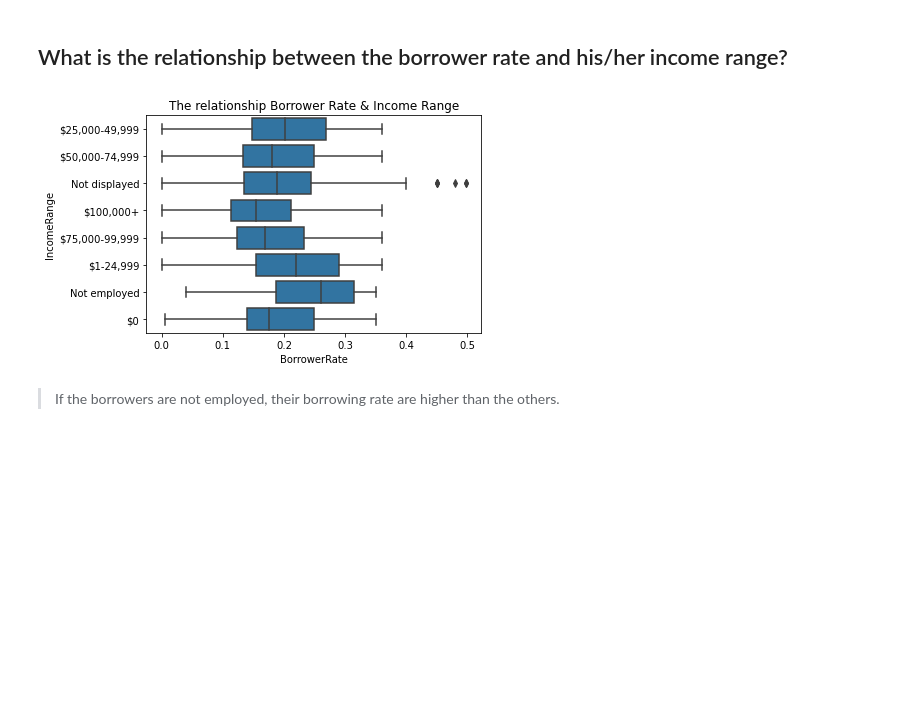
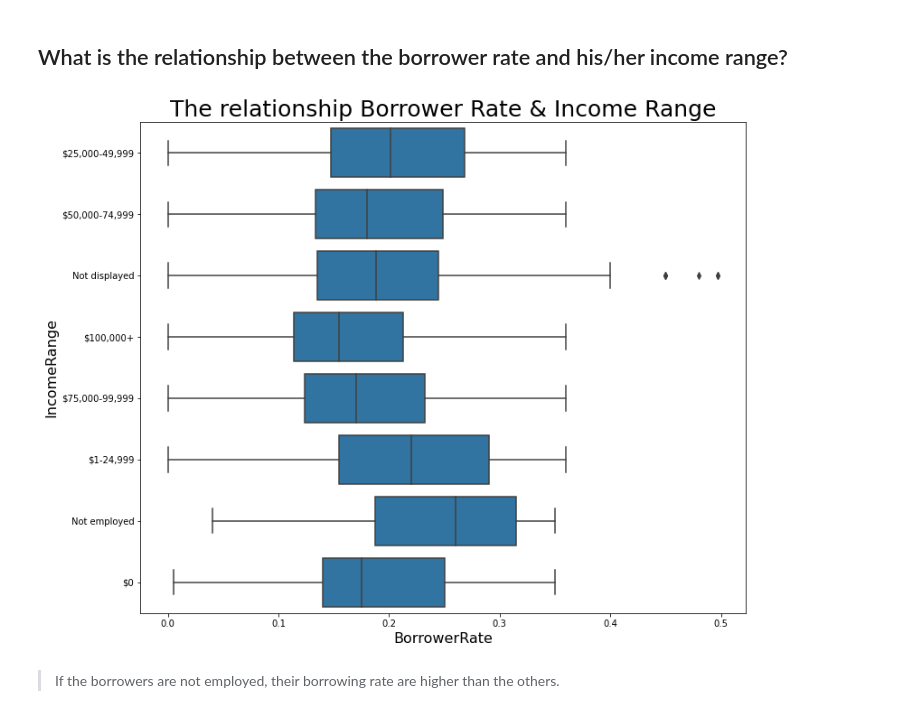
Before and after one commit to merna17798/Project_3_Udacity, a Jupyter notebook: udacity.ipynb, the cells around one changed output. Saved outputs shown, nothing was run; the diff lists cells and outputs as text; code cells hidden in the pictures; blank space fills up the shorter version.

```diff
--- a/udacity.ipynb
+++ b/udacity.ipynb
@@ -133,11 +139,18 @@ univariate_ploting(df, 'CurrentlyInGroup', "Distribution of Borrowers who are cu
 # %% [markdown]
 ## What is the relationship between the borrower rate and his/her income range?
 # %%
+# Figure size
+plt.figure(figsize = [12, 10])
+# base color
 base_color = sb.color_palette()[0]
+# x_label, y_label
+plt.xlabel('Borrower Rate', fontsize=16)
+plt.ylabel('Income Range', fontsize=16)
 sb.boxplot(data = df, x = 'BorrowerRate', y = 'IncomeRange', color = base_color)
-plt.title("The relationship Borrower Rate & Income Range");
+# Title of plot
+plt.title("The relationship Borrower Rate & Income Range", fontsize=25);
 # %% [output]
-[figure, old version]
+[figure, new version]
 # %% [markdown]
 > If the borrowers are not employed, their borrowing rate are higher than the others.
 # %% [markdown]
```
Also changed, not shown: parts of 21 cells of this notebook, 2 other files.
